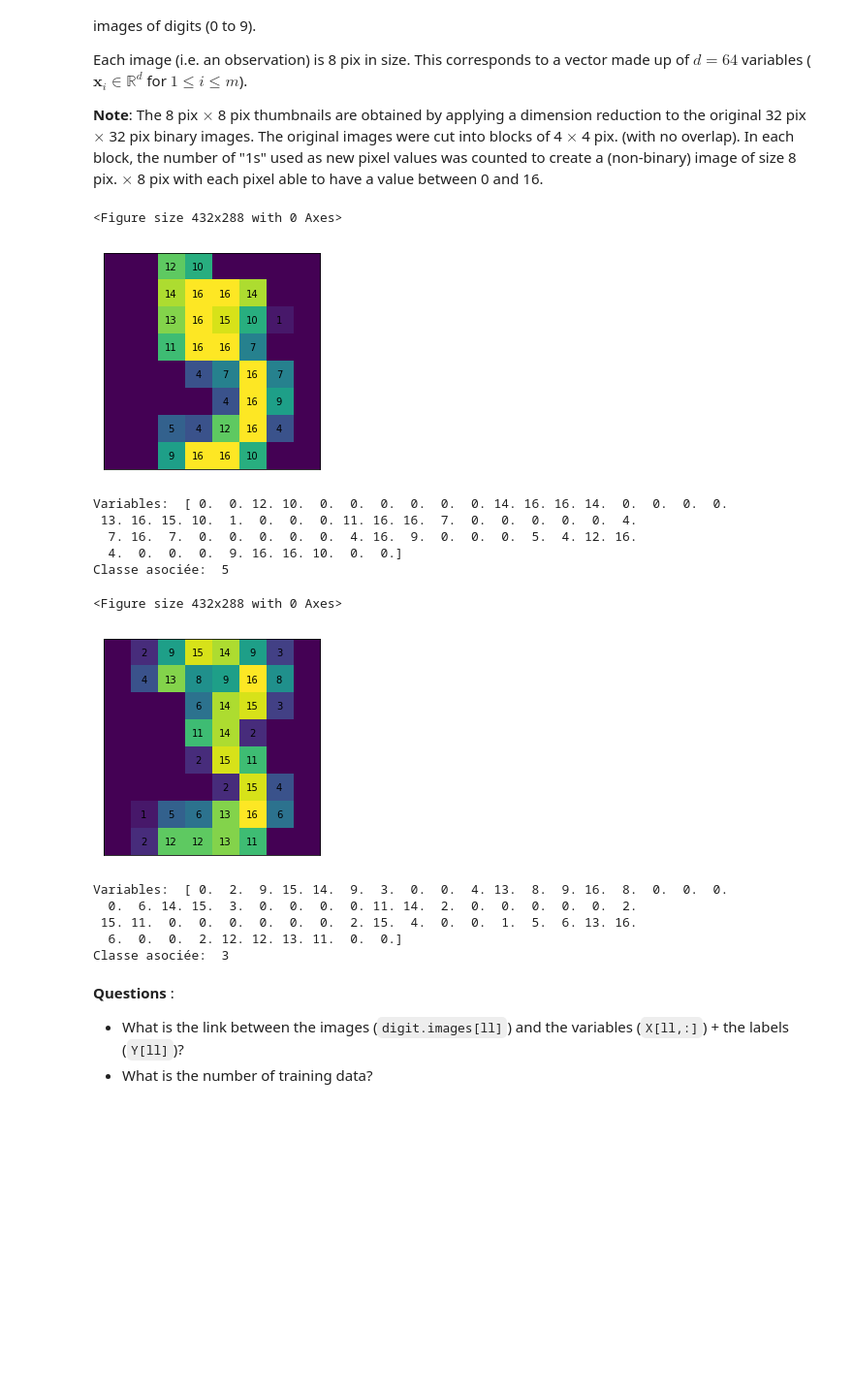
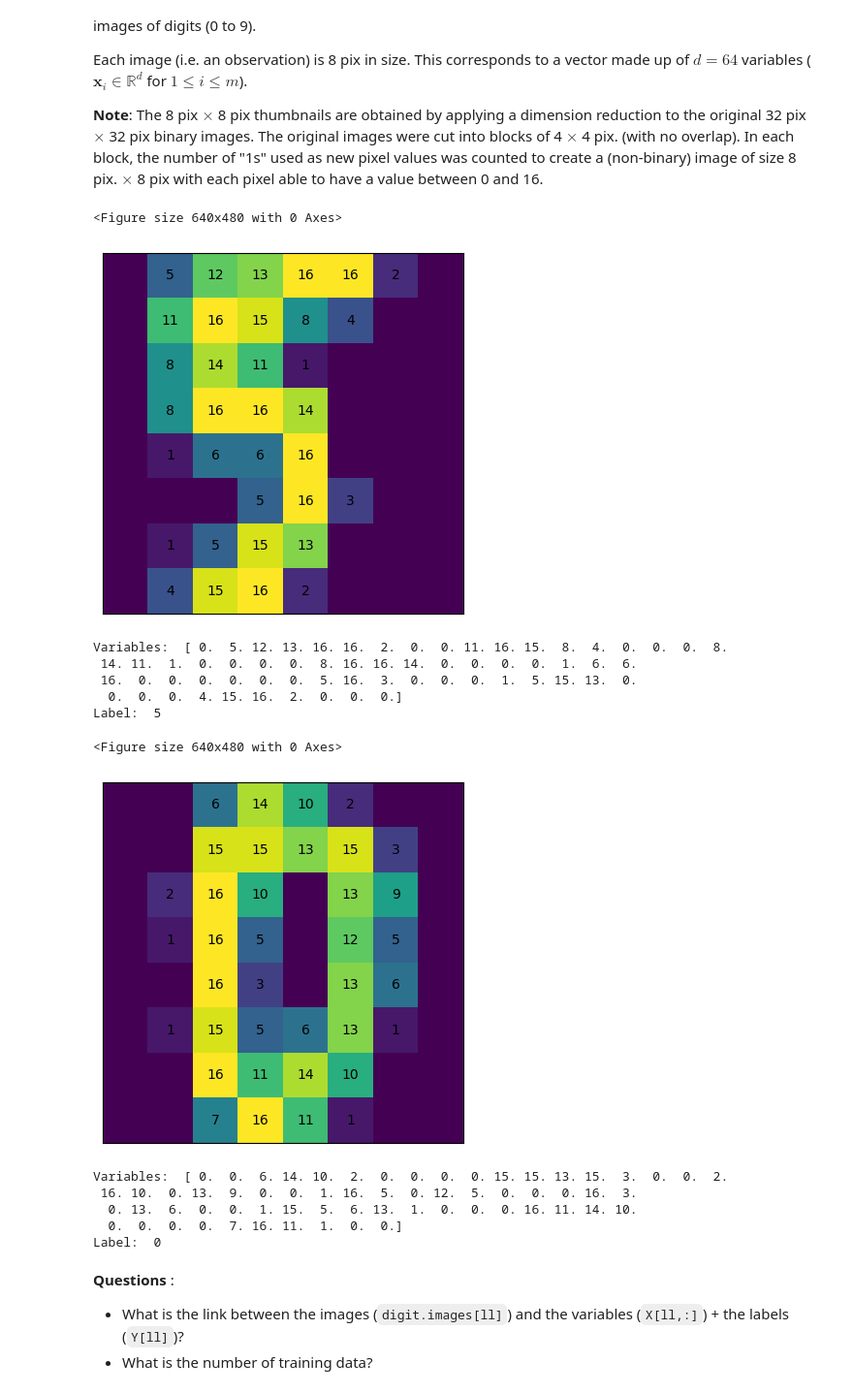
Before and after one commit to Ethel-Ogallo/UBS_ML, a Jupyter notebook: Labs/TP-modelSelection.ipynb, the cells around one changed output. Shown: that part at 97% size. Drawn from its saved outputs; the diff is of its cells as text; code cells hidden in the pictures; blank space fills up the shorter version.

```diff
--- a/Labs/TP-modelSelection.ipynb
+++ b/Labs/TP-modelSelection.ipynb
@@ -39,33 +39,34 @@ Y = digits.target
 #print(digits.DESCR)
 # %%
 #-- Data visualisation
-disp_imgno = [5, 13] # Test other values
+# disp_imgno = [5, 13] # Test other values
+disp_imgno = [15,36]
 for ll in disp_imgno:
     plt.figure()
     plt.matshow(digits.images[ll])
     for (i, j), z in np.ndenumerate(digits.images[ll]):
         if z!=0:
             plt.text(j, i, '{:d}'.format(int(z)), ha='center', va='center')
     plt.gca().set_xticks([])
     plt.gca().set_yticks([])
     plt.show()
     print("Variables: ", X[ll,:])
     print("Label: ", Y[ll])
 # %% [output]
-<Figure size 432x288 with 0 Axes>
+<Figure size 640x480 with 0 Axes>
-[figure, old version]
+[figure, new version]
-Variables:  [ 0.  0. 12. 10.  0.  0.  0.  0.  0.  0. 14. 16. 16. 14.  0.  0.  0.  0.
- 13. 16. 15. 10.  1.  0.  0.  0. 11. 16. 16.  7.  0.  0.  0.  0.  0.  4.
-  7. 16.  7.  0.  0.  0.  0.  0.  4. 16.  9.  0.  0.  0.  5.  4. 12. 16.
-  4.  0.  0.  0.  9. 16. 16. 10.  0.  0.]
-Classe asociée:  5
+Variables:  [ 0.  5. 12. 13. 16. 16.  2.  0.  0. 11. 16. 15.  8.  4.  0.  0.  0.  8.
+ 14. 11.  1.  0.  0.  0.  0.  8. 16. 16. 14.  0.  0.  0.  0.  1.  6.  6.
+ 16.  0.  0.  0.  0.  0.  0.  5. 16.  3.  0.  0.  0.  1.  5. 15. 13.  0.
+  0.  0.  0.  4. 15. 16.  2.  0.  0.  0.]
+Label:  5
-<Figure size 432x288 with 0 Axes>
+<Figure size 640x480 with 0 Axes>
-[figure, old version]
+[figure, new version]
-Variables:  [ 0.  2.  9. 15. 14.  9.  3.  0.  0.  4. 13.  8.  9. 16.  8.  0.  0.  0.
-  0.  6. 14. 15.  3.  0.  0.  0.  0. 11. 14.  2.  0.  0.  0.  0.  0.  2.
- 15. 11.  0.  0.  0.  0.  0.  0.  2. 15.  4.  0.  0.  1.  5.  6. 13. 16.
-  6.  0.  0.  2. 12. 12. 13. 11.  0.  0.]
-Classe asociée:  3
+Variables:  [ 0.  0.  6. 14. 10.  2.  0.  0.  0.  0. 15. 15. 13. 15.  3.  0.  0.  2.
+ 16. 10.  0. 13.  9.  0.  0.  1. 16.  5.  0. 12.  5.  0.  0.  0. 16.  3.
+  0. 13.  6.  0.  0.  1. 15.  5.  6. 13.  1.  0.  0.  0. 16. 11. 14. 10.
+  0.  0.  0.  0.  7. 16. 11.  1.  0.  0.]
+Label:  0
 # %% [markdown]
 **Questions** :
 * What is the link between the images (`digit.images[ll]`) and the variables (`X[ll,:]`) + the labels (`Y[ll]`)?
```
Also changed, not shown: parts of 47 cells of this notebook.
